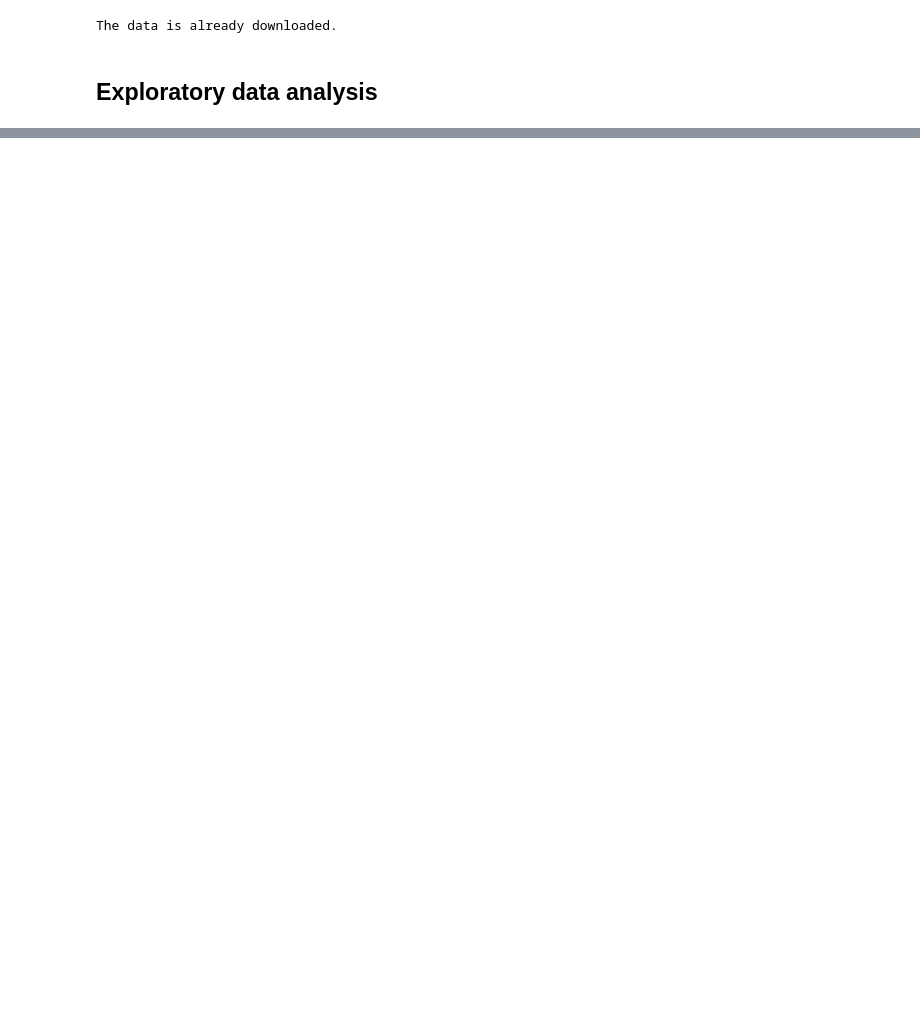
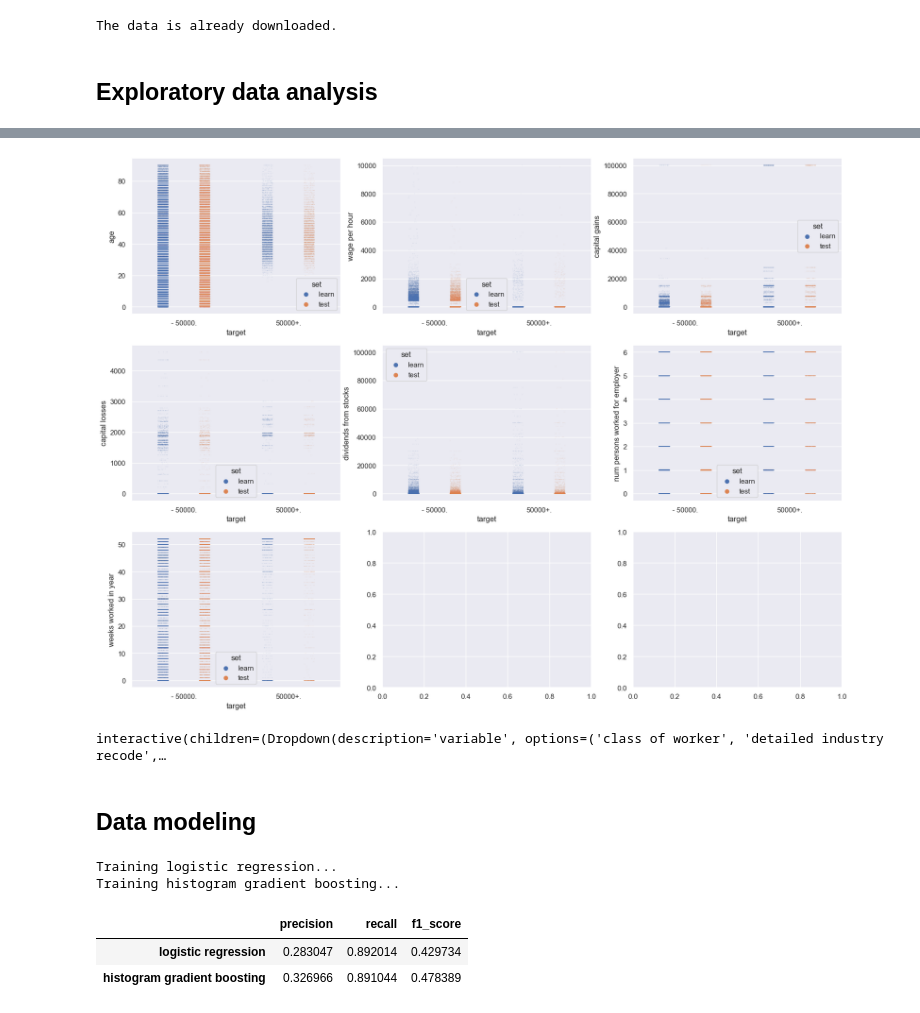
Before and after one commit to antonindurieux/US_census_analysis, a Jupyter notebook: us_census_analysis.ipynb, the cells around one changed output, grey strips where cells are left out. Cells and saved outputs as stored; diff of their text form; code cells hidden in the pictures; blank space fills up the shorter version.

Commit message:
First version of EDA and modeling

```diff
--- a/us_census_analysis.ipynb
+++ b/us_census_analysis.ipynb
@@ -33,3 +41,6 @@ test_df = pd.read_csv(
 )
+# %%
+numerical_cols = list(learn_df.columns[learn_df.dtypes == int])
+categorical_cols = list(learn_df.columns[learn_df.dtypes == "category"])
 # %% [markdown]
 ## Exploratory data analysis
@@ -35,0 +110,42 @@ test_df = pd.read_csv(
+# %%
+learn_df["set"] = "learn"
+test_df["set"] = "test"
+learn_test_df = pd.concat([learn_df, test_df])
+# train_test_df["target"] = train_test_df["target"] == " 50000+."
+# train_test_df = train_test_df.rename(columns={"target": ">50000"})
+# %%
+n_cols = 3
+n_rows = int(np.ceil(len(numerical_cols) / n_cols))
+_, axs = plt.subplots(n_rows, n_cols, figsize=(20, n_rows * 5))
+axs = axs.flatten()
+
+for i, col in enumerate(numerical_cols):
+    sns.stripplot(
+        data=learn_test_df,
+        x="target",
+        y=col,
+        hue="set",
+        ax=axs[i],
+        size=1,
+        alpha=0.1,
+        dodge=True,
+    )
+# %% [output]
+[figure, added]
+# %%
+@interact(variable=categorical_cols)
+def plot_target_proportion_vs_categorical(variable):
+    plt.figure(figsize=(15, 4))
+    sns.barplot(
+        data=visualization.get_variable_crosstab(learn_df, test_df, variable),
+        x=variable,
+        y="Proportion of 50000+",
+        hue="set",
+        order=sorted(learn_df[variable].unique()),
+    )
+    plt.xticks(rotation=90)
+    plt.show()
+# %% [output]
+interactive(children=(Dropdown(description='variable', options=('class of worker', 'detailed industry recode',…
+# %% [markdown]
+## Data modeling
@@ -35,0 +275,30 @@ test_df = pd.read_csv(
+# %%
+metrics_df = pd.DataFrame()
+for model_name, pipeline in [
+    ("logistic regression", lr_pipeline),
+    ("histogram gradient boosting", hgb_pipeline),
+]:
+    print(f"Training {model_name}...")
+    pipeline.fit(X_train, y_train)
+    y_test[f"pred_{model_name}"] = pipeline.predict(X_test)
+
+    precision, recall, f1, support = metrics.precision_recall_fscore_support(
+        y_test["target"],
+        y_test[f"pred_{model_name}"],
+        average="binary",
+        pos_label="50000+.",
+    )
+    metrics_df.loc[model_name, ["precision", "recall", "f1_score"]] = [
+        precision,
+        recall,
+        f1,
+    ]
+# %% [output]
+Training logistic regression...
+Training histogram gradient boosting...
+# %%
+metrics_df
+# %% [output]
+|  | precision | recall | f1_score |
+| logistic regression | 0.283047 | 0.892014 | 0.429734 |
+| histogram gradient boosting | 0.326966 | 0.891044 | 0.478389 |
```
Also changed, not shown: parts of 12 cells of this notebook, 2 other files.
